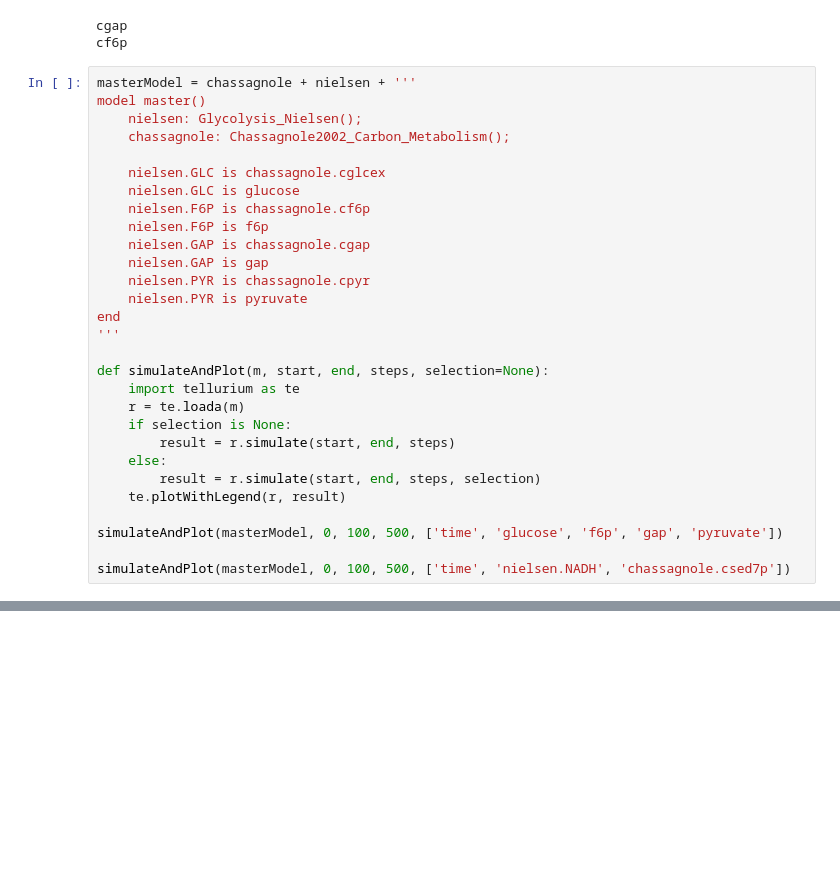
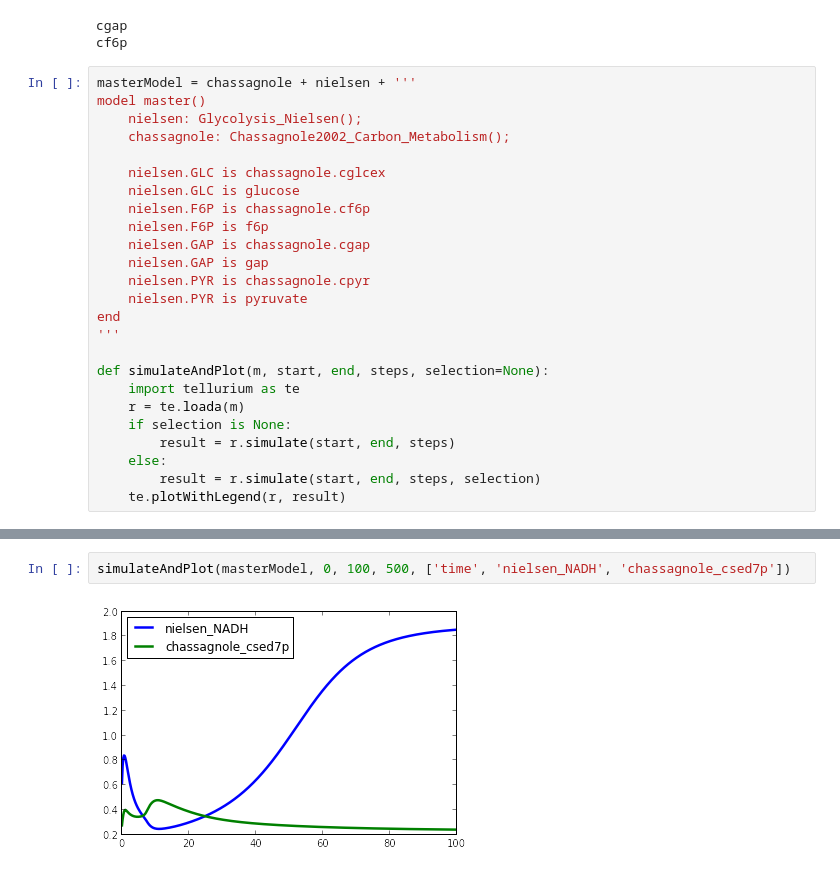
Before and after one commit to stanleygu/biocomponents, a Jupyter notebook: reactionBreakdown.ipynb, the cells around one changed output, grey strips where cells are left out. Cells and saved outputs as stored; diff of their text form; blank space fills up the shorter version.

```diff
--- a/reactionBreakdown.ipynb
+++ b/reactionBreakdown.ipynb
@@ -207,7 +207,3 @@ def simulateAndPlot(m, start, end, steps, selection=None):
     else:
         result = r.simulate(start, end, steps, selection)
     te.plotWithLegend(r, result)
-
-simulateAndPlot(masterModel, 0, 100, 500, ['time', 'glucose', 'f6p', 'gap', 'pyruvate'])
-
-simulateAndPlot(masterModel, 0, 100, 500, ['time', 'nielsen.NADH', 'chassagnole.csed7p'])
@@ -213,0 +222,4 @@ simulateAndPlot(masterModel, 0, 100, 500, ['time', 'nielsen.NADH', 'chassagnole.
+# %%
+simulateAndPlot(masterModel, 0, 100, 500, ['time', 'nielsen_NADH', 'chassagnole_csed7p'])
+# %% [output]
+[figure, added]
```
Also changed, not shown: parts of 3 cells of this notebook.
